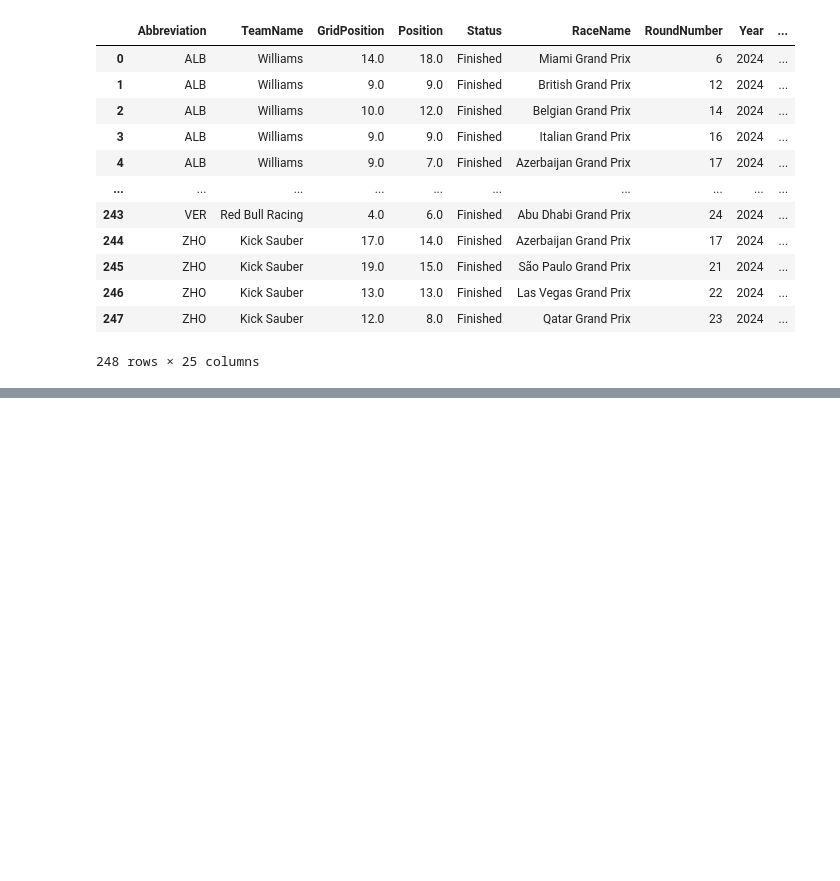
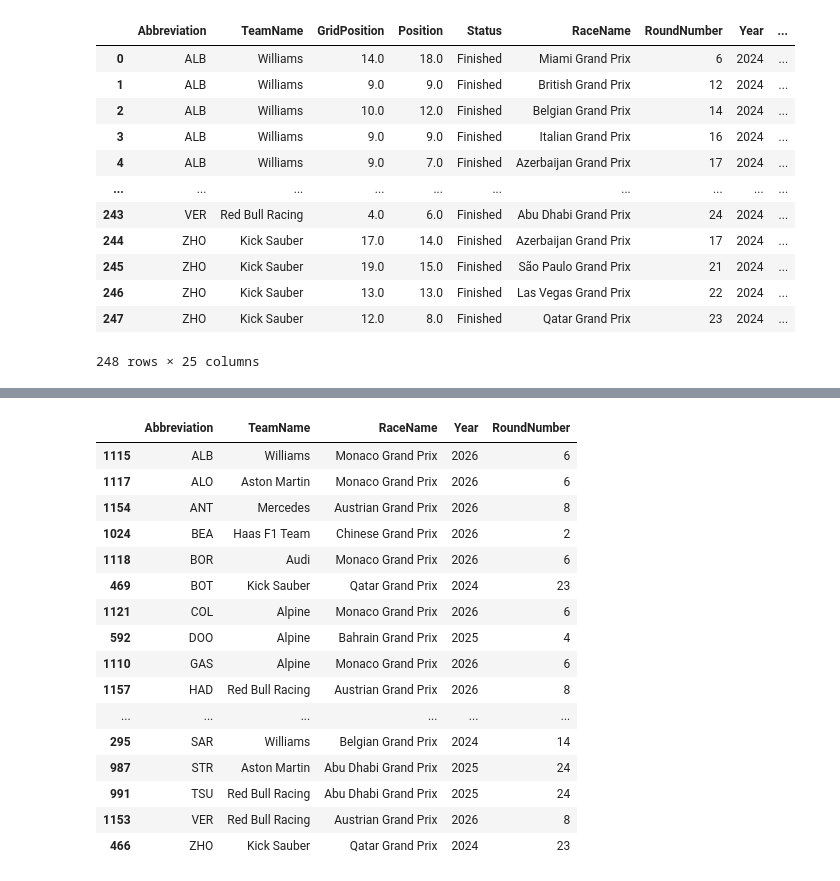
Before and after one commit to pyyroo-a/Formula-1-Fantasy-Predictor, a Jupyter notebook: notebooks/model-v5-track-profiles.ipynb, the cells around one changed output, grey strips where cells are left out. Saved outputs shown, nothing was run; the diff lists cells and outputs as text; code cells hidden in the pictures; blank space fills up the shorter version.

```diff
--- a/notebooks/model-v5-track-profiles.ipynb
+++ b/notebooks/model-v5-track-profiles.ipynb
@@ -313,0 +550,20 @@ fantasy_table
+# %%
+latest_form[["Abbreviation", "TeamName", "RaceName", "Year", "RoundNumber"]]
+# %% [output]
+|  | Abbreviation | TeamName | RaceName | Year | RoundNumber |
+| 1115 | ALB | Williams | Monaco Grand Prix | 2026 | 6 |
+| 1117 | ALO | Aston Martin | Monaco Grand Prix | 2026 | 6 |
+| 1154 | ANT | Mercedes | Austrian Grand Prix | 2026 | 8 |
+| 1024 | BEA | Haas F1 Team | Chinese Grand Prix | 2026 | 2 |
+| 1118 | BOR | Audi | Monaco Grand Prix | 2026 | 6 |
+| 469 | BOT | Kick Sauber | Qatar Grand Prix | 2024 | 23 |
+| 1121 | COL | Alpine | Monaco Grand Prix | 2026 | 6 |
+| 592 | DOO | Alpine | Bahrain Grand Prix | 2025 | 4 |
+| 1110 | GAS | Alpine | Monaco Grand Prix | 2026 | 6 |
+| 1157 | HAD | Red Bull Racing | Austrian Grand Prix | 2026 | 8 |
+| ... | ... | ... | ... | ... | ... |
+| 295 | SAR | Williams | Belgian Grand Prix | 2024 | 14 |
+| 987 | STR | Aston Martin | Abu Dhabi Grand Prix | 2025 | 24 |
+| 991 | TSU | Red Bull Racing | Abu Dhabi Grand Prix | 2025 | 24 |
+| 1153 | VER | Red Bull Racing | Austrian Grand Prix | 2026 | 8 |
+| 466 | ZHO | Kick Sauber | Qatar Grand Prix | 2024 | 23 |
```
Also changed, not shown: parts of 15 cells of this notebook, 2 other files.
